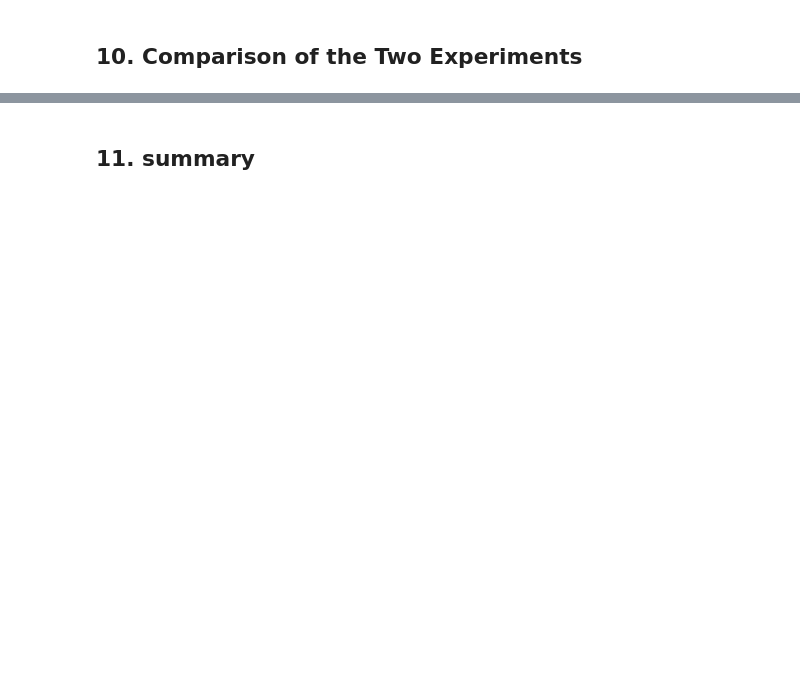
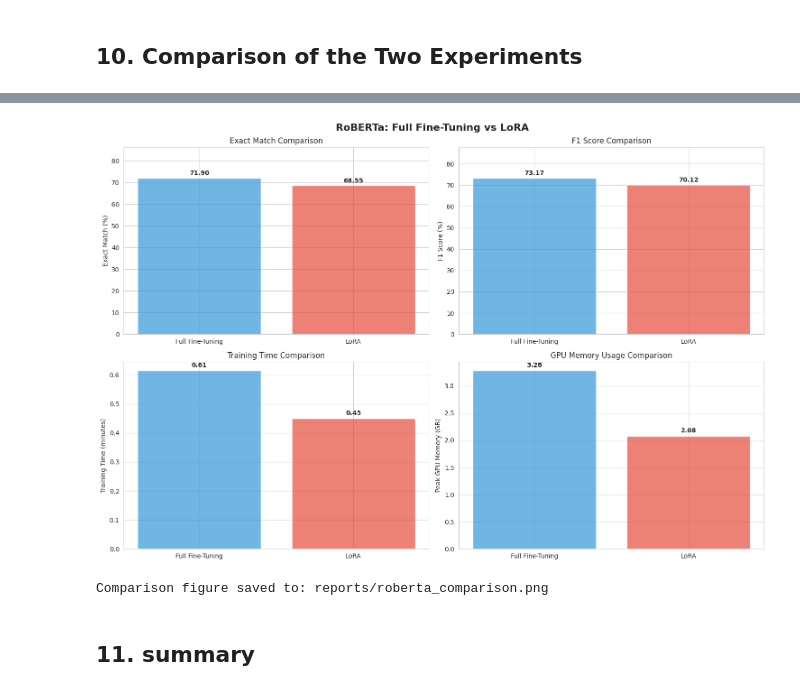
Before and after one commit to Lucca-Chen/DSA4213, a Jupyter notebook: 02_train_roberta.ipynb, the cells around one changed output, grey strips where cells are left out. Drawn from its saved outputs; the diff is of its cells as text; code cells hidden in the pictures; blank space fills up the shorter version.

```diff
--- a/02_train_roberta.ipynb
+++ b/02_train_roberta.ipynb
@@ -1697,34 +1707,37 @@ axes[0, 0].set_ylim([0, max(em_scores) * 1.2] if max(em_scores) > 0 else [0, 100
 for i, v in enumerate(em_scores):
     axes[0, 0].text(i, v + (max(em_scores) * 0.02 if max(em_scores) > 0 else 2), f'{v:.2f}', ha='center', fontweight='bold')
 
 # F1 score comparison
 axes[0, 1].bar(experiments, f1_scores, color=['#3498db', '#e74c3c'], alpha=0.7)
 axes[0, 1].set_ylabel('F1 Score (%)')
 axes[0, 1].set_title('F1 Score Comparison')
 axes[0, 1].set_ylim([0, max(f1_scores) * 1.2] if max(f1_scores) > 0 else [0, 100])
 for i, v in enumerate(f1_scores):
     axes[0, 1].text(i, v + (max(f1_scores) * 0.02 if max(f1_scores) > 0 else 2), f'{v:.2f}', ha='center', fontweight='bold')
 
 # Training time comparison
 axes[1, 0].bar(experiments, train_times, color=['#3498db', '#e74c3c'], alpha=0.7)
 axes[1, 0].set_ylabel('Training Time (minutes)')
 axes[1, 0].set_title('Training Time Comparison')
 for i, v in enumerate(train_times):
     axes[1, 0].text(i, v + max(train_times) * 0.02, f'{v:.2f}', ha='center', fontweight='bold')
 
 # GPU memory usage comparison
-axes[1, 1].bar(experiments, memory_usage, color=[''#3498db', '#e74c3c'], alpha=0.7)
+axes[1, 1].bar(experiments, memory_usage, color=['#3498db', '#e74c3c'], alpha=0.7)
 axes[1, 1].set_ylabel('Peak GPU Memory (GB)')
 axes[1, 1].set_title('GPU Memory Usage Comparison')
 for i, v in enumerate(memory_usage):
     axes[1, 1].text(i, v + max(memory_usage) * 0.02, f'{v:.2f}', ha='center', fontweight='bold')
 
 plt.suptitle('RoBERTa: Full Fine-Tuning vs LoRA', fontsize=16, fontweight='bold')
 plt.tight_layout()
 plt.savefig('reports/roberta_comparison.png', dpi=300, bbox_inches='tight')
 plt.show()
 
 print("Comparison figure saved to: reports/roberta_comparison.png")
+# %% [output]
+[figure, added]
+Comparison figure saved to: reports/roberta_comparison.png
 # %% [markdown]
 ## 11. summary
 # %%
```
Also changed, not shown: parts of 3 cells of this notebook.
